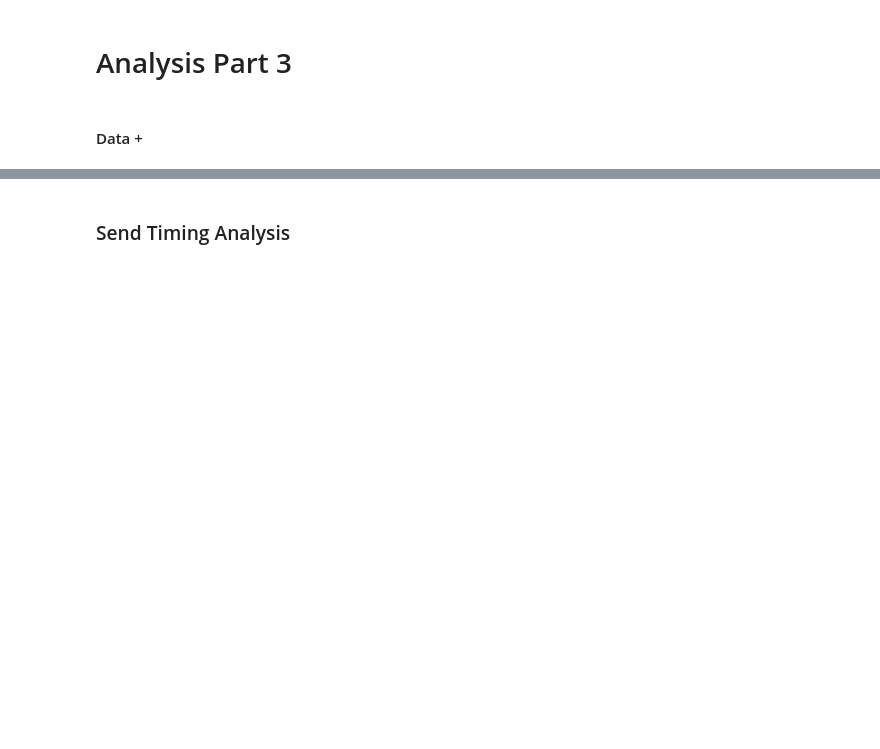
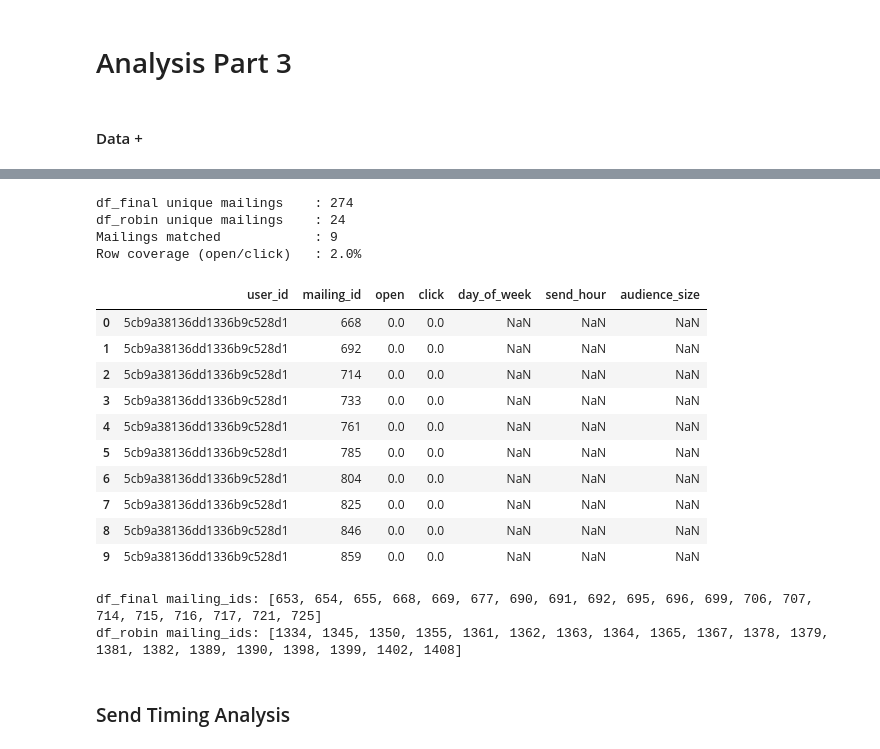
Before and after one commit to giadauva/OMG-Thesis, a Jupyter notebook: Thesis_OMG analysis.ipynb, the cells around one changed output, grey strips where cells are left out. Drawn from its saved outputs; the diff is of its cells as text; code cells hidden in the pictures; blank space fills up the shorter version.

Commit message:
changes to Robin

```diff
--- a/Thesis_OMG analysis.ipynb
+++ b/Thesis_OMG analysis.ipynb
@@ -4378,0 +3999,6 @@ df_robin[['mailing_id', 'day_of_week', 'send_date', 'send_hour', 'audience_size'
+# %%
+df_robin_raw = pd.read_excel('data/UVA Robin .xlsx', header=0)
+df_robin_raw.columns = [
+    'client', 'subject_line', 'mailing_id', 'day_of_week',
+    'send_date', 'client_bureau', 'campaign_name',
+    'log_field', 'target_interests', 'mail_content', 'extra']
@@ -4378,0 +4033,25 @@ df_robin[['mailing_id', 'day_of_week', 'send_date', 'send_hour', 'audience_size'
+# %%
+# create df_robin from header rows only
+df_robin = df_robin_raw[df_robin_raw['client'] == 'ntvx'].copy()
+
+# translate Dutch day names to English
+day_map = {
+    'Maandag': 'Monday', 'Dinsdag': 'Tuesday', 'Woensdag': 'Wednesday',
+    'Donderdag': 'Thursday', 'Vrijdag': 'Friday',
+    'Zaterdag': 'Saturday', 'Zondag': 'Sunday'
+}
+df_robin['day_of_week'] = df_robin['day_of_week'].map(day_map).fillna(df_robin['day_of_week'])
+
+# clean types
+df_robin['mailing_id'] = pd.to_numeric(df_robin['mailing_id'], errors='coerce')
+df_robin['send_date'] = pd.to_datetime(df_robin['send_date'], errors='coerce')
+
+# drop missing mailing_id and duplicates
+df_robin = (df_robin
+    .dropna(subset=['mailing_id'])
+    .drop_duplicates(subset='mailing_id')
+    .reset_index(drop=True)
+)
+df_robin['mailing_id'] = df_robin['mailing_id'].astype(int)
+
+print(f"Campaigns: {len(df_robin)}")
@@ -4378,0 +4060,6 @@ df_robin[['mailing_id', 'day_of_week', 'send_date', 'send_hour', 'audience_size'
+# %%
+# merge back into df_robin
+df_robin = df_robin.drop(columns=['send_hour', 'audience_size'], errors='ignore')
+df_robin = df_robin.merge(df_log_info, on='mailing_id', how='left')
+
+print(df_robin[['mailing_id', 'send_hour', 'audience_size']].head(10))
@@ -4379,20 +4078,42 @@ df_robin[['mailing_id', 'day_of_week', 'send_date', 'send_hour', 'audience_size'
 # %%
 # Merge Robin timing metadata into the main user-level engagement dataset
 ROBIN_COLS = ['mailing_id', 'day_of_week', 'send_date', 'send_hour',
               'audience_size', 'client_bureau', 'campaign_name', 'target_interests']
 
 df_timed = df_final.merge(df_robin[ROBIN_COLS], on='mailing_id', how='left')
 
 timed_rows   = df_timed['send_hour'].notna().mean() * 100
 timed_mail   = df_timed['mailing_id'].isin(df_robin['mailing_id']).mean() * 100
 n_timed_mail = df_timed[df_timed['send_hour'].notna()]['mailing_id'].nunique()
 
 print(f"df_final unique mailings    : {df_final['mailing_id'].nunique()}")
 print(f"df_robin unique mailings    : {df_robin['mailing_id'].nunique()}")
 print(f"Mailings matched            : {n_timed_mail}")
 print(f"Row coverage (open/click)   : {timed_rows:.1f}%")
 df_timed[['user_id', 'mailing_id', 'open', 'click',
-          'day_of_week', 'send_hour', 'audience_size']].head()
+          'day_of_week', 'send_hour', 'audience_size']].head(10)
+# %% [output]
+df_final unique mailings    : 274
+df_robin unique mailings    : 24
+Mailings matched            : 9
+Row coverage (open/click)   : 2.0%
+|  | user_id | mailing_id | open | click | day_of_week | send_hour | audience_size |
+| 0 | 5cb9a38136dd1336b9c528d1 | 668 | 0.0 | 0.0 | NaN | NaN | NaN |
+| 1 | 5cb9a38136dd1336b9c528d1 | 692 | 0.0 | 0.0 | NaN | NaN | NaN |
+| 2 | 5cb9a38136dd1336b9c528d1 | 714 | 0.0 | 0.0 | NaN | NaN | NaN |
+| 3 | 5cb9a38136dd1336b9c528d1 | 733 | 0.0 | 0.0 | NaN | NaN | NaN |
+| 4 | 5cb9a38136dd1336b9c528d1 | 761 | 0.0 | 0.0 | NaN | NaN | NaN |
+| 5 | 5cb9a38136dd1336b9c528d1 | 785 | 0.0 | 0.0 | NaN | NaN | NaN |
+| 6 | 5cb9a38136dd1336b9c528d1 | 804 | 0.0 | 0.0 | NaN | NaN | NaN |
+| 7 | 5cb9a38136dd1336b9c528d1 | 825 | 0.0 | 0.0 | NaN | NaN | NaN |
+| 8 | 5cb9a38136dd1336b9c528d1 | 846 | 0.0 | 0.0 | NaN | NaN | NaN |
+| 9 | 5cb9a38136dd1336b9c528d1 | 859 | 0.0 | 0.0 | NaN | NaN | NaN |
+# %%
+print("df_final mailing_ids:", sorted(df_final['mailing_id'].unique().tolist())[:20])
+print("df_robin mailing_ids:", sorted(df_robin['mailing_id'].unique().tolist())[:20])
+# %% [output]
+df_final mailing_ids: [653, 654, 655, 668, 669, 677, 690, 691, 692, 695, 696, 699, 706, 707, 714, 715, 716, 717, 721, 725]
+df_robin mailing_ids: [1334, 1345, 1350, 1355, 1361, 1362, 1363, 1364, 1365, 1367, 1378, 1379, 1381, 1382, 1389, 1390, 1398, 1399, 1402, 1408]
 # %% [markdown]
 ### Send Timing Analysis
 # %% [markdown]
```
Also changed, not shown: parts of 39 cells of this notebook.
